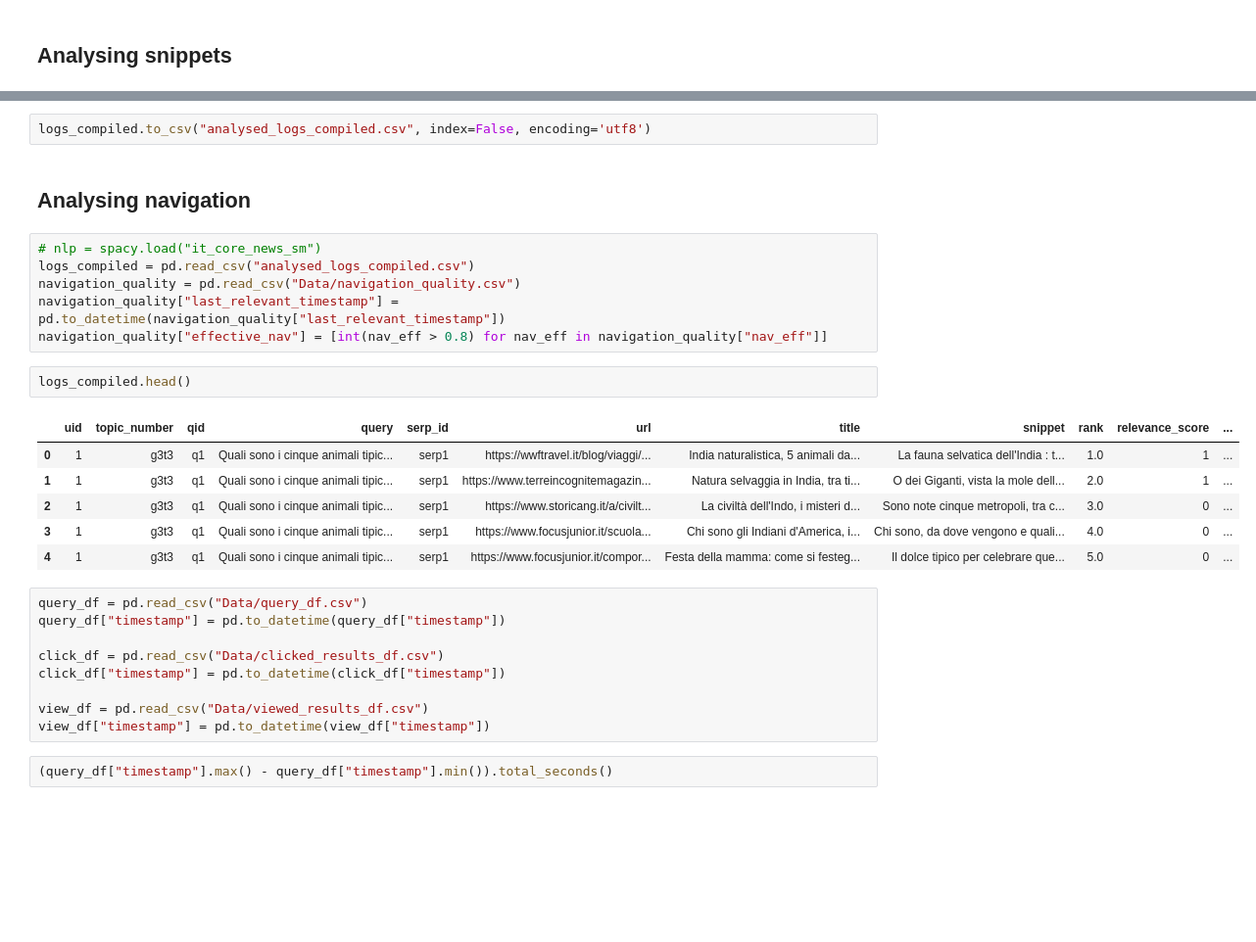
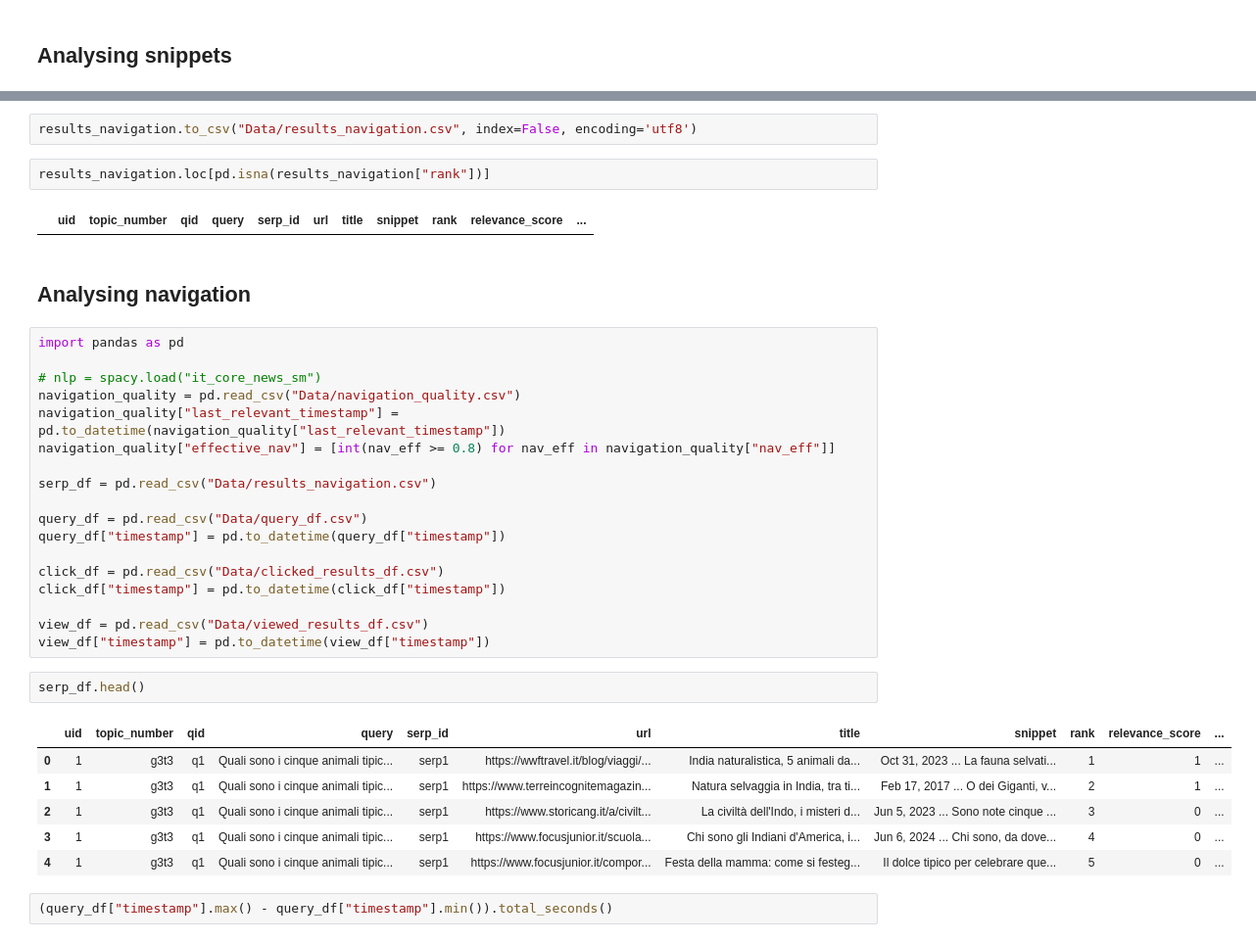
Before and after one commit to SOLandChildren/CHIIR27_LogAnalysis, a Jupyter notebook: results_navigation.ipynb, the cells around one changed output, grey strips where cells are left out. Shown at 98% size. Cells and saved outputs as stored; diff of their text form; blank space fills up the shorter version.

```diff
--- a/results_navigation.ipynb
+++ b/results_navigation.ipynb
@@ -28,31 +29,38 @@ logs_compiled["snippet_gulpease_index"] = text_stat_results["gulpease_index"]
 # %%
-logs_compiled.to_csv("analysed_logs_compiled.csv", index=False, encoding='utf8')
+results_navigation.to_csv("Data/results_navigation.csv", index=False, encoding='utf8')
+# %%
+results_navigation.loc[pd.isna(results_navigation["rank"])]
+# %% [output]
+|  | uid | topic_number | qid | query | serp_id | url | title | snippet | rank | relevance_score | ... |
 # %% [markdown]
 ## Analysing navigation
 # %%
+import pandas as pd
+
 # nlp = spacy.load("it_core_news_sm")
-logs_compiled = pd.read_csv("analysed_logs_compiled.csv")
 navigation_quality = pd.read_csv("Data/navigation_quality.csv")
 navigation_quality["last_relevant_timestamp"] = pd.to_datetime(navigation_quality["last_relevant_timestamp"])
-navigation_quality["effective_nav"] = [int(nav_eff > 0.8) for nav_eff in navigation_quality["nav_eff"]]
+navigation_quality["effective_nav"] = [int(nav_eff >= 0.8) for nav_eff in navigation_quality["nav_eff"]]
+
+serp_df = pd.read_csv("Data/results_navigation.csv")
+
+query_df = pd.read_csv("Data/query_df.csv")
+query_df["timestamp"] = pd.to_datetime(query_df["timestamp"])
+
+click_df = pd.read_csv("Data/clicked_results_df.csv")
+click_df["timestamp"] = pd.to_datetime(click_df["timestamp"])
+
+view_df = pd.read_csv("Data/viewed_results_df.csv")
+view_df["timestamp"] = pd.to_datetime(view_df["timestamp"])
 # %%
-logs_compiled.head()
+serp_df.head()
 # %% [output]
 |  | uid | topic_number | qid | query | serp_id | url | title | snippet | rank | relevance_score | ... |
-| 0 | 1 | g3t3 | q1 | Quali sono i cinque animali tipic... | serp1 | https://wwftravel.it/blog/viaggi/... | India naturalistica, 5 animali da... | La fauna selvatica dell'India : t... | 1.0 | 1 | ... |
-| 1 | 1 | g3t3 | q1 | Quali sono i cinque animali tipic... | serp1 | https://www.terreincognitemagazin... | Natura selvaggia in India, tra ti... | O dei Giganti, vista la mole dell... | 2.0 | 1 | ... |
-| 2 | 1 | g3t3 | q1 | Quali sono i cinque animali tipic... | serp1 | https://www.storicang.it/a/civilt... | La civiltà dell'Indo, i misteri d... | Sono note cinque metropoli, tra c... | 3.0 | 0 | ... |
-| 3 | 1 | g3t3 | q1 | Quali sono i cinque animali tipic... | serp1 | https://www.focusjunior.it/scuola... | Chi sono gli Indiani d'America, i... | Chi sono, da dove vengono e quali... | 4.0 | 0 | ... |
-| 4 | 1 | g3t3 | q1 | Quali sono i cinque animali tipic... | serp1 | https://www.focusjunior.it/compor... | Festa della mamma: come si festeg... | Il dolce tipico per celebrare que... | 5.0 | 0 | ... |
+| 0 | 1 | g3t3 | q1 | Quali sono i cinque animali tipic... | serp1 | https://wwftravel.it/blog/viaggi/... | India naturalistica, 5 animali da... | Oct 31, 2023 ... La fauna selvati... | 1 | 1 | ... |
+| 1 | 1 | g3t3 | q1 | Quali sono i cinque animali tipic... | serp1 | https://www.terreincognitemagazin... | Natura selvaggia in India, tra ti... | Feb 17, 2017 ... O dei Giganti, v... | 2 | 1 | ... |
+| 2 | 1 | g3t3 | q1 | Quali sono i cinque animali tipic... | serp1 | https://www.storicang.it/a/civilt... | La civiltà dell'Indo, i misteri d... | Jun 5, 2023 ... Sono note cinque ... | 3 | 0 | ... |
+| 3 | 1 | g3t3 | q1 | Quali sono i cinque animali tipic... | serp1 | https://www.focusjunior.it/scuola... | Chi sono gli Indiani d'America, i... | Jun 6, 2024 ... Chi sono, da dove... | 4 | 0 | ... |
+| 4 | 1 | g3t3 | q1 | Quali sono i cinque animali tipic... | serp1 | https://www.focusjunior.it/compor... | Festa della mamma: come si festeg... | Il dolce tipico per celebrare que... | 5 | 0 | ... |
-# %%
-query_df = pd.read_csv("Data/query_df.csv")
-query_df["timestamp"] = pd.to_datetime(query_df["timestamp"])
-
-click_df = pd.read_csv("Data/clicked_results_df.csv")
-click_df["timestamp"] = pd.to_datetime(click_df["timestamp"])
-
-view_df = pd.read_csv("Data/viewed_results_df.csv")
-view_df["timestamp"] = pd.to_datetime(view_df["timestamp"])
 # %%
 (query_df["timestamp"].max() - query_df["timestamp"].min()).total_seconds()
 # %% [output]
```
Also changed, not shown: parts of 16 cells of this notebook, 15 other files.
